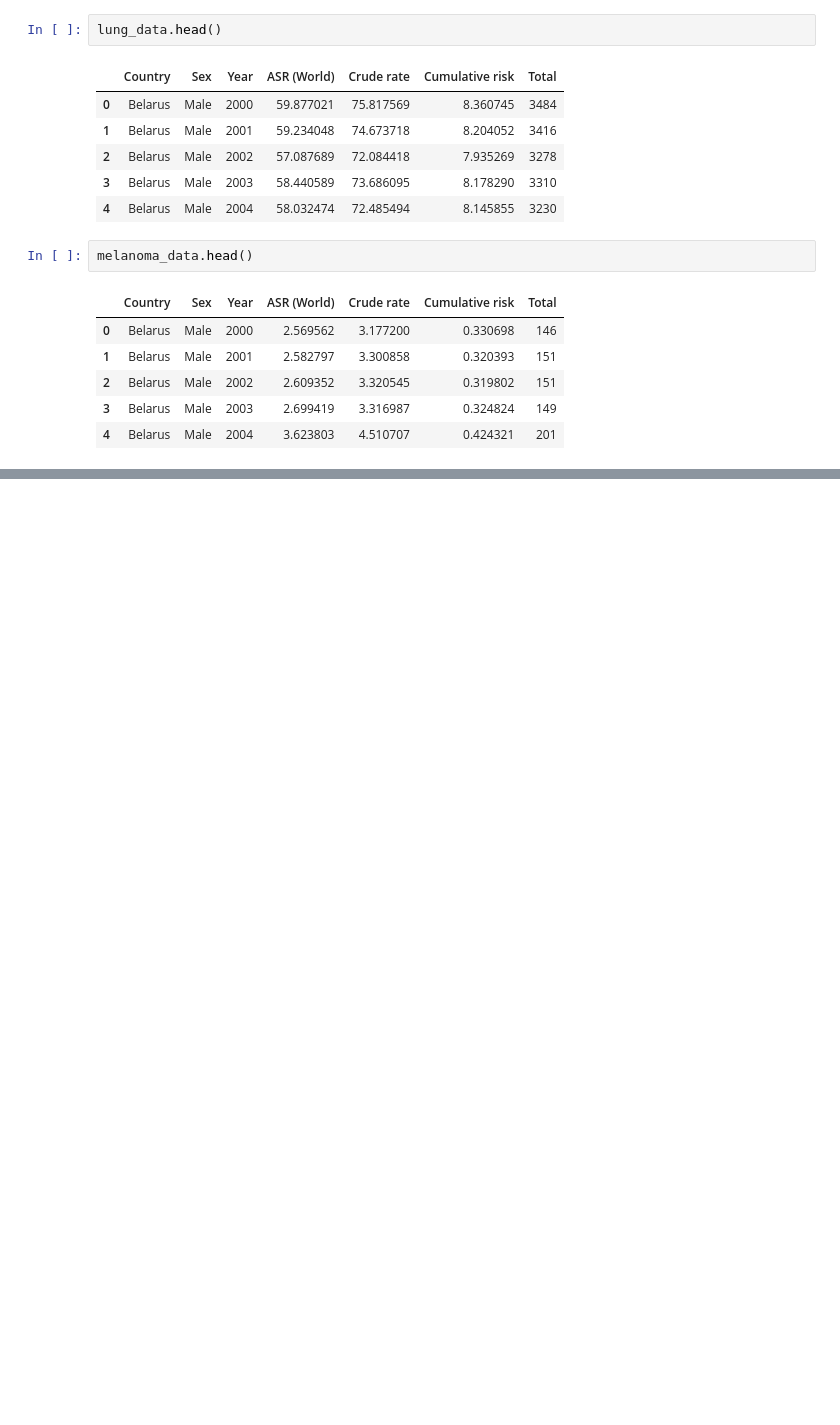
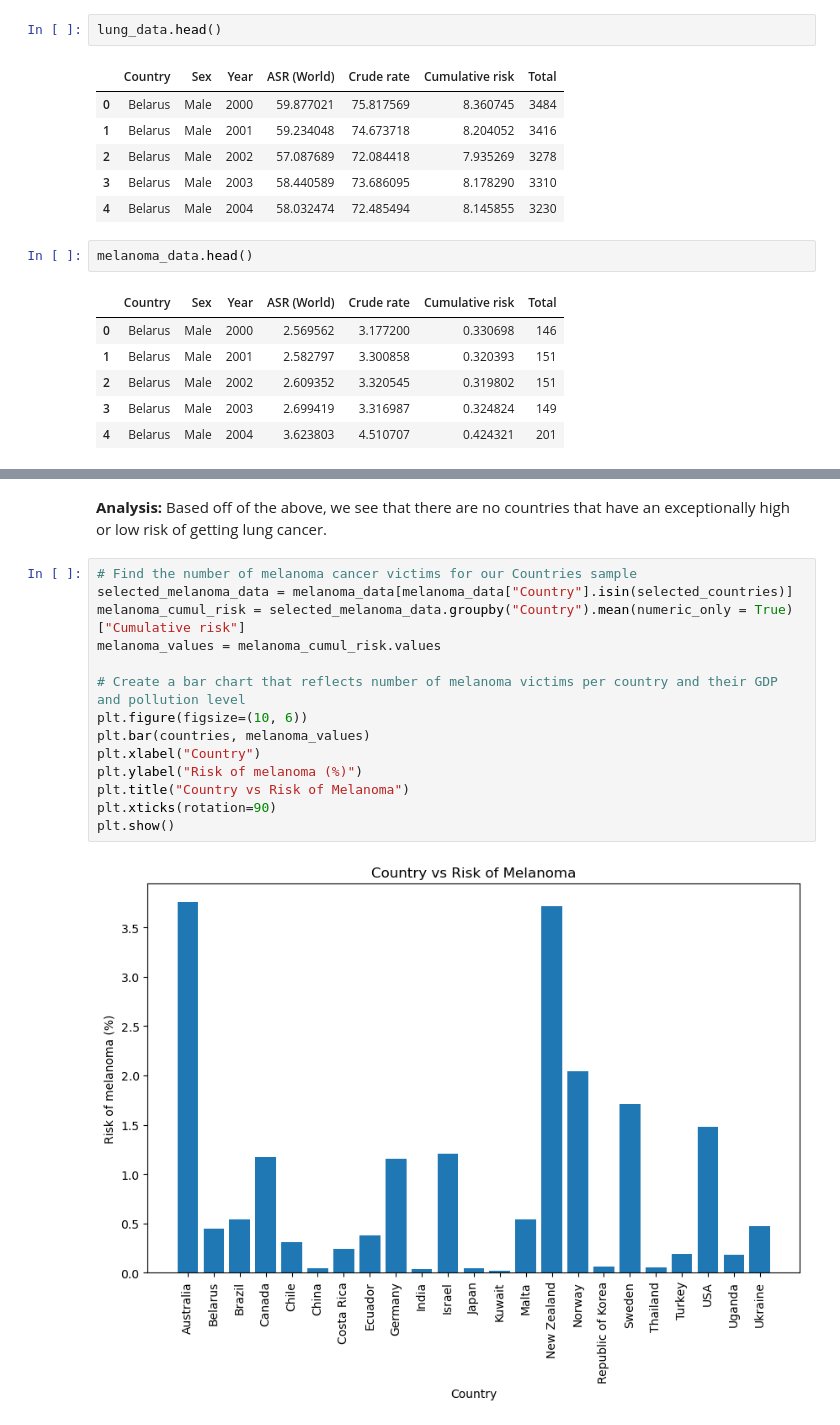
Before and after one commit to rohanhpatel/nw-project-1, a Jupyter notebook: project1.ipynb, the cells around one changed output, grey strips where cells are left out. Cells and saved outputs as stored; diff of their text form; blank space fills up the shorter version.

```diff
--- a/project1.ipynb
+++ b/project1.ipynb
@@ -234,0 +281,18 @@ plt.show()
+# %% [markdown]
+**Analysis:** Based off of the above, we see that there are no countries that have an exceptionally high or low risk of getting lung cancer.
+# %%
+# Find the number of melanoma cancer victims for our Countries sample
+selected_melanoma_data = melanoma_data[melanoma_data["Country"].isin(selected_countries)]
+melanoma_cumul_risk = selected_melanoma_data.groupby("Country").mean(numeric_only = True)["Cumulative risk"]
+melanoma_values = melanoma_cumul_risk.values
+
+# Create a bar chart that reflects number of melanoma victims per country and their GDP and pollution level
+plt.figure(figsize=(10, 6))
+plt.bar(countries, melanoma_values)
+plt.xlabel("Country")
+plt.ylabel("Risk of melanoma (%)")
+plt.title("Country vs Risk of Melanoma")
+plt.xticks(rotation=90)
+plt.show()
+# %% [output]
+[figure, added]
```
Also changed, not shown: parts of 28 cells of this notebook.
